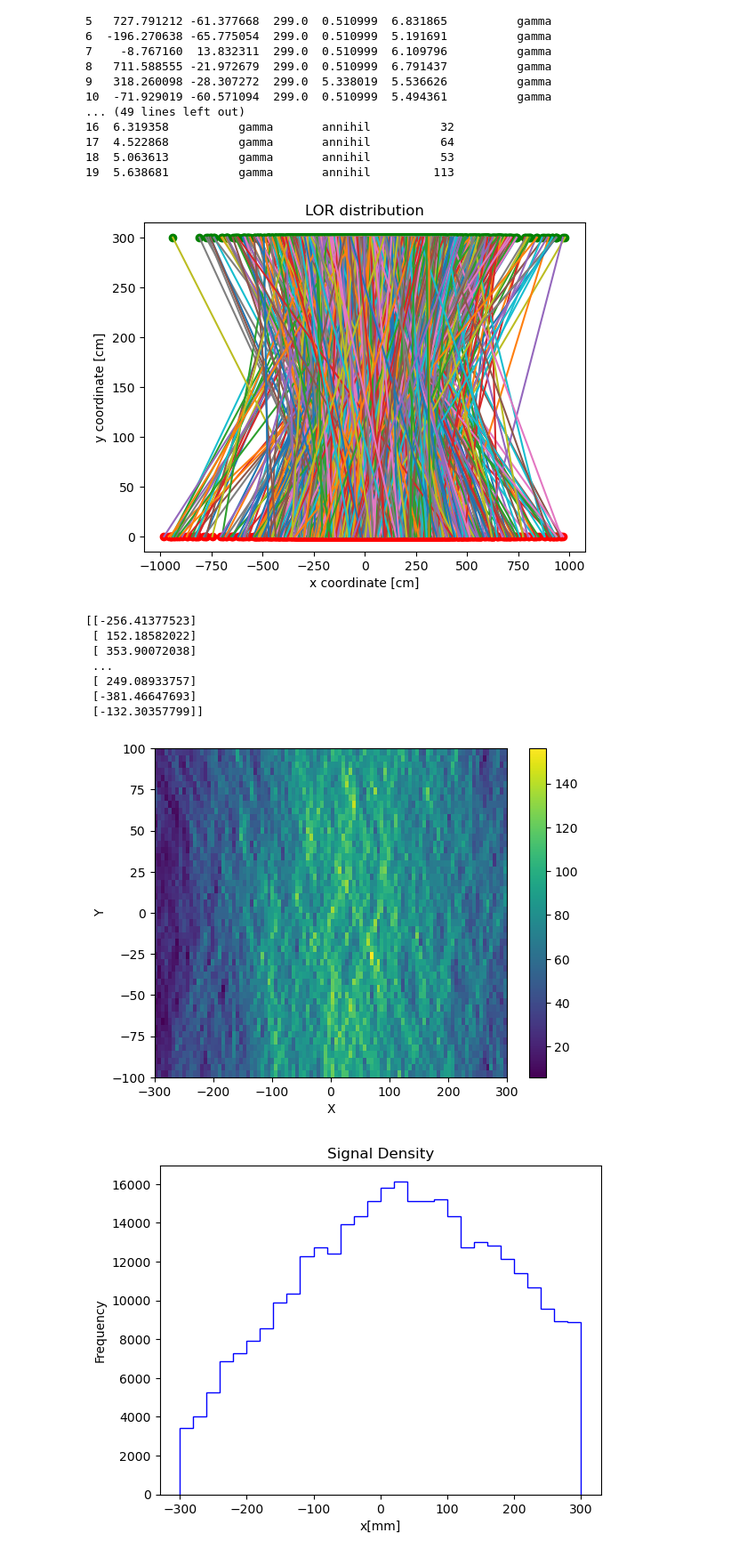
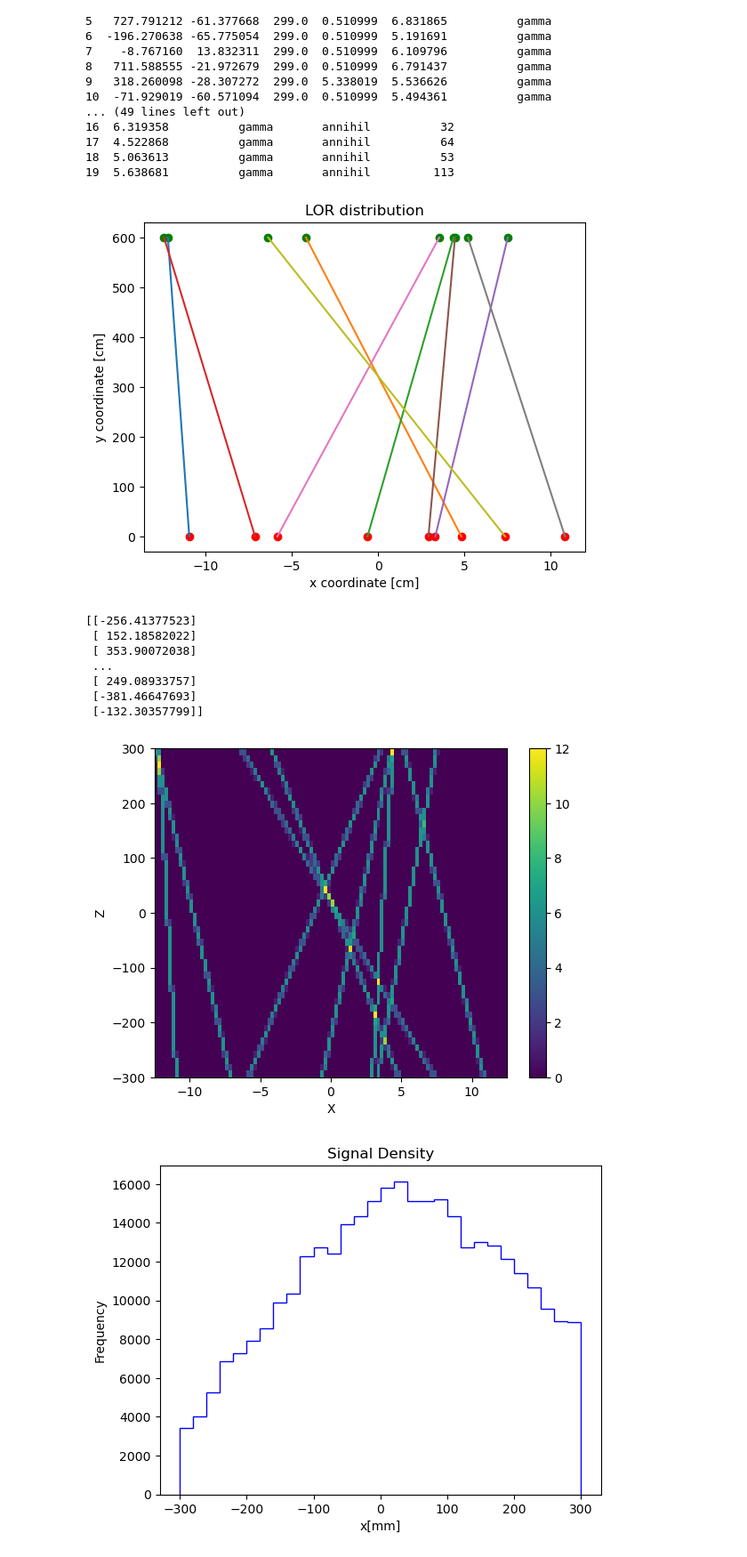
Before and after one commit to francescouni0/Online-Monitoring, a Jupyter notebook: RECONPET3D.ipynb, the cells around one changed output. Shown at 89% size. Saved outputs shown, nothing was run; the diff lists cells and outputs as text; code cells hidden in the pictures.

```diff
--- a/RECONPET3D.ipynb
+++ b/RECONPET3D.ipynb
@@ -8,7 +8,7 @@ import seaborn as sns
 # %%
 
 
-file = uproot.open("dati/full_bigdet_bigphantom/Hits.root")
+file = uproot.open("dati/cilindrofan/150mev/coll/Hitsx0.root")
 tree = file["Hits"]
 
 data = tree.arrays(library="pd")
@@ -44,5 +44,5 @@ plt.show()
 # %%
-dt = np.genfromtxt('dati/prob/annihilation_positions.csv', delimiter=',')
+dt = np.genfromtxt('dati/cilindrofan/150mev/annihilation_positions.csv', delimiter=',')
 
 
 # Calculate depth (assuming depth is the z-coordinate)
@@ -51,7 +51,7 @@ z_values = dt[:,2]
 y_values = dt[:,1]
 
 
-plt.hist2d(x_values,z_values, bins=(100,100), range=[[-300, 300], [-100, 100]], cmap='viridis')
+plt.hist2d(x_values,z_values, bins=(100,100), range=[[-150, 150], [-30, 30]], cmap='viridis')
 plt.xlabel('X')
 plt.ylabel('Z')
 plt.show()
@@ -85,7 +85,7 @@ pairs = pd.merge(data[(data['z'] > 0) & (data['processName'] == 'annihil')],
                  data[(data['z'] < 0) & (data['processName'] == 'annihil')], on='evt')
 
 # Filter pairs with the same event number and a TOF difference < 2ns and same parent ID
-pairs = pairs[(pairs['parentID_x'] == pairs['parentID_y'])]
+#pairs = pairs[(pairs['parentID_x'] == pairs['parentID_y'])]
 # %%
 with pd.option_context('display.max_rows', None, 'display.max_columns', None):  # more options can be specified also
     print(pairs.head(20))
@@ -130,7 +130,7 @@ slope = (x2 - x1)
 # Calculate the y-intercept of the line connecting the two scintillators
 intercept = np.zeros_like(midpoint)
 # Distance between the scintillators
-distance = 300.0  # cm
+distance = 600.0  # cm
 
 y_values = np.zeros_like(x1)
 
@@ -147,11 +147,11 @@ plt.xlabel('x coordinate [cm]')
 plt.ylabel('y coordinate [cm]')
 plt.title('LOR distribution')
 plt.show()
-y=np.linspace(-150,150,300)
+y=np.linspace(-300,300,300)
 
 
 
-lines1 = [LineString([(x1[i], -150), (x2[i], 150)]) for i in range(len(x2))]
+lines1 = [LineString([(x1[i], -300), (x2[i], 300)]) for i in range(len(x2))]
 lines2 = [LineString([(-1000, y[j]), (1000, y[j])]) for j in range(len(y))]
 
 distry=np.zeros((len(x1),len(y)))
@@ -161,7 +161,7 @@ for j in range(len(y)):
         x = (lines1[i].intersection(lines2[j])).x
         distry[i, j] = x
 # %% [output]
-[figure, old version]
+[figure, new version]
 # %%
 print(distry)
 # %% [output]
@@ -173,25 +173,25 @@ print(distry)
  [-381.46647693]
  [-132.30357799]]
 # %%
-y = np.linspace(-150,150,distry.shape[1])
+y = np.linspace(-300,300,distry.shape[1])
 #plt.figure(figsize=(10,10))
 
 x_flattened = distry.flatten()
 y_flattened = np.tile(y, distry.shape[0])
 
 mask = ~np.isnan(x_flattened)
 x_filtered1 = x_flattened[mask]
 y_filtered1 = y_flattened[mask]
 
-plt.hist2d(x_filtered1, y_filtered1, bins=[100,50], cmap='viridis',range=[[-300, 300], [-100, 100]])
+plt.hist2d(x_filtered1, y_filtered1, bins=[100,50], cmap='viridis',range=[[-12.5, 12.5], [-300, 300]])
 
 plt.colorbar()
 plt.xlabel('X')
 plt.ylabel('Z')
 
 plt.show()
 # %% [output]
-[figure, old version]
+[figure, new version]
 # %%
 hist2d, x_edges, y_edges = np.histogram2d(x_filtered1, y_filtered1, bins=(30, 1),range=[[-300,300],[-100,100]])
 
```
Also changed, not shown: parts of 8 cells of this notebook, 7 other files.
